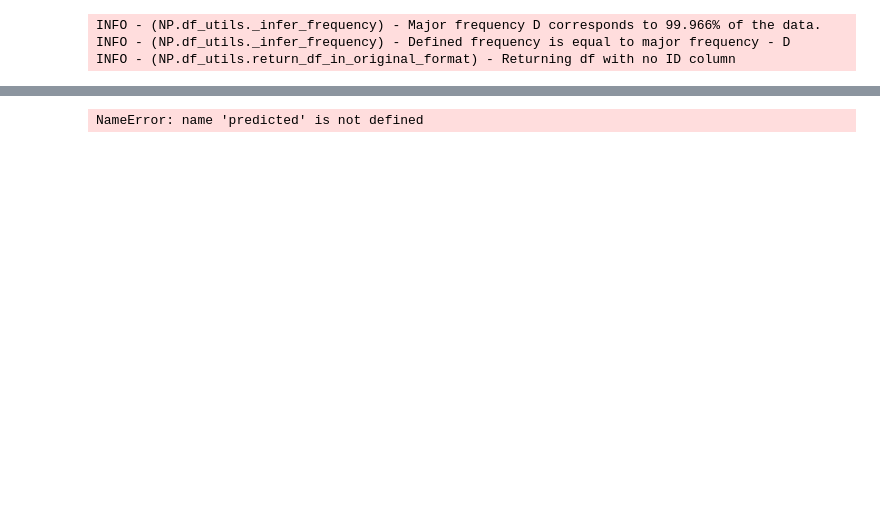
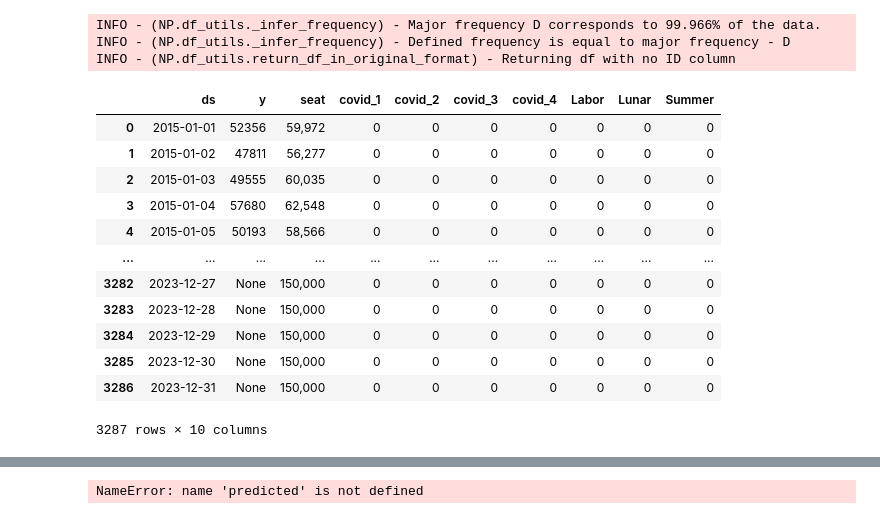
Before and after one commit to Alan-Wolf-VN/passenger_forecast, a Jupyter notebook: neural prophet.ipynb, the cells around one changed output, grey strips where cells are left out. Saved outputs shown, nothing was run; the diff lists cells and outputs as text; code cells hidden in the pictures; blank space fills up the shorter version.

```diff
--- a/neural prophet.ipynb
+++ b/neural prophet.ipynb
@@ -331,6 +330,22 @@ future = m.make_future_dataframe(train_val_df, n_historic_predictions=True, even
 INFO - (NP.df_utils._infer_frequency) - Major frequency D corresponds to 99.966% of the data.
 INFO - (NP.df_utils._infer_frequency) - Defined frequency is equal to major frequency - D
 INFO - (NP.df_utils.return_df_in_original_format) - Returning df with no ID column
+# %%
+future
+# %% [output]
+|  | ds | y | seat | covid_1 | covid_2 | covid_3 | covid_4 | Labor | Lunar | Summer |
+| 0 | 2015-01-01 | 52356 | 59,972 | 0 | 0 | 0 | 0 | 0 | 0 | 0 |
+| 1 | 2015-01-02 | 47811 | 56,277 | 0 | 0 | 0 | 0 | 0 | 0 | 0 |
+| 2 | 2015-01-03 | 49555 | 60,035 | 0 | 0 | 0 | 0 | 0 | 0 | 0 |
+| 3 | 2015-01-04 | 57680 | 62,548 | 0 | 0 | 0 | 0 | 0 | 0 | 0 |
+| 4 | 2015-01-05 | 50193 | 58,566 | 0 | 0 | 0 | 0 | 0 | 0 | 0 |
+| ... | ... | ... | ... | ... | ... | ... | ... | ... | ... | ... |
+| 3282 | 2023-12-27 | None | 150,000 | 0 | 0 | 0 | 0 | 0 | 0 | 0 |
+| 3283 | 2023-12-28 | None | 150,000 | 0 | 0 | 0 | 0 | 0 | 0 | 0 |
+| 3284 | 2023-12-29 | None | 150,000 | 0 | 0 | 0 | 0 | 0 | 0 | 0 |
+| 3285 | 2023-12-30 | None | 150,000 | 0 | 0 | 0 | 0 | 0 | 0 | 0 |
+| 3286 | 2023-12-31 | None | 150,000 | 0 | 0 | 0 | 0 | 0 | 0 | 0 |
+3287 rows × 10 columns
 # %%
 future[(future['ds']>='2023-01-01')&(future['ds']<'2023-02-01')]
 # %% [output]
```
Also changed, not shown: parts of 18 cells of this notebook, 2 other files.
